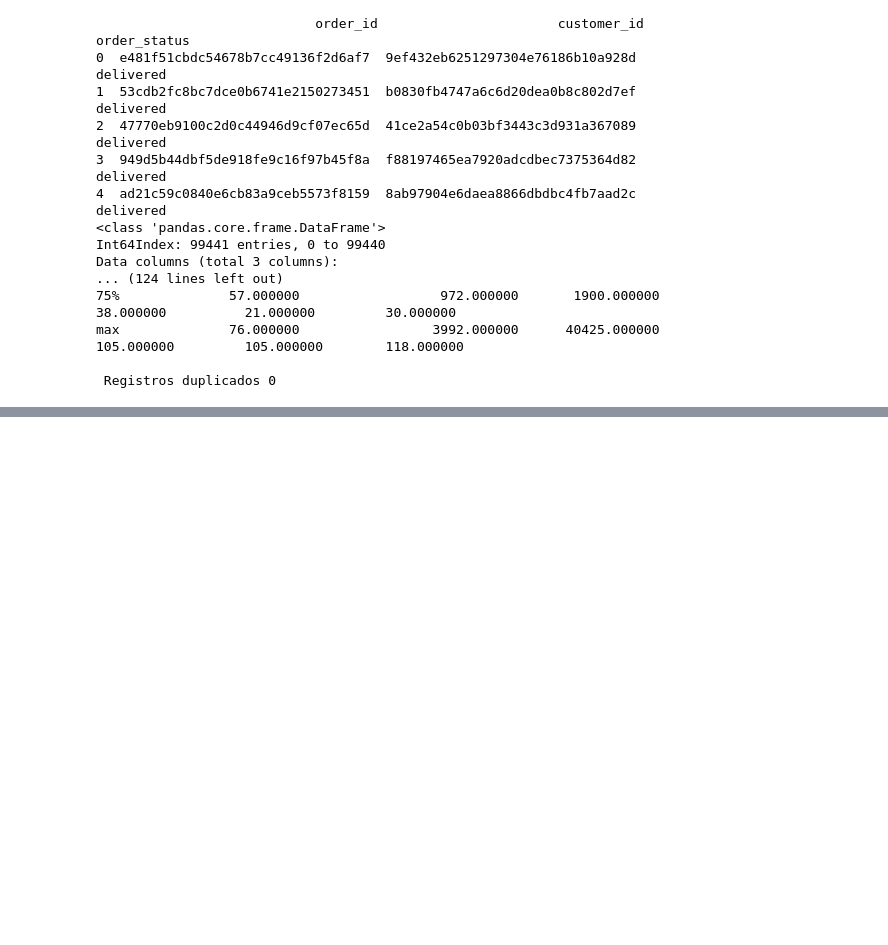
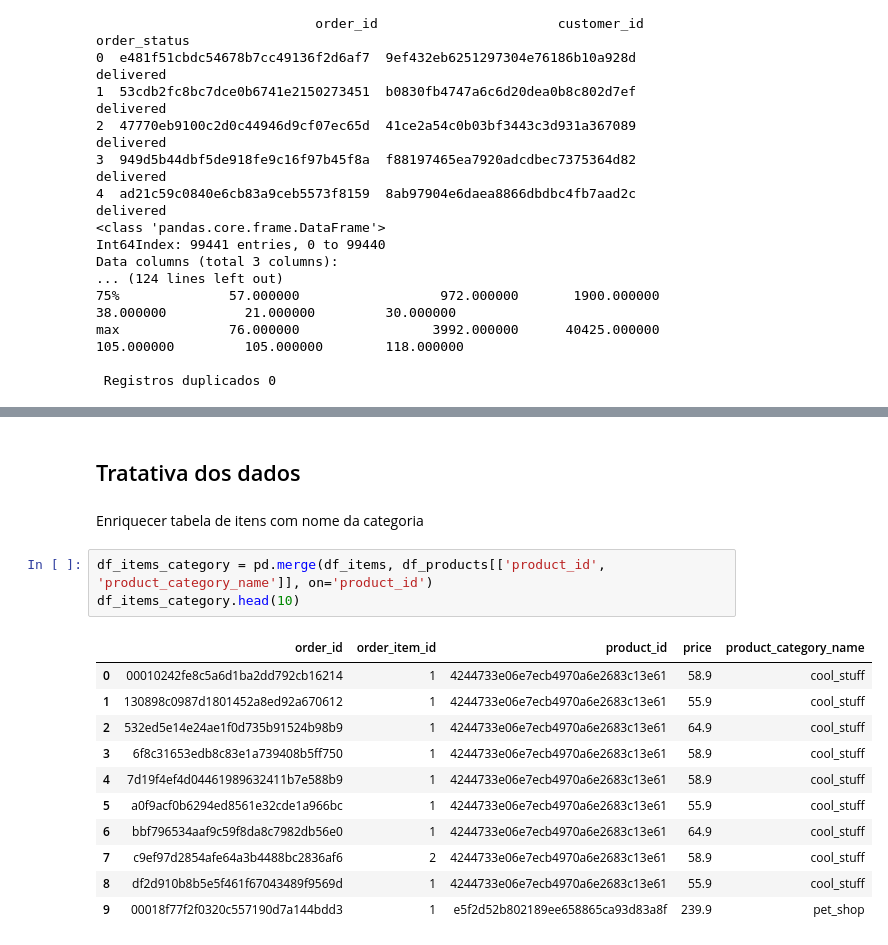
Before and after one commit to CarlosYohei/ASSIGNMENT18, a Jupyter notebook: Day07.ipynb, the cells around one changed output, grey strips where cells are left out. Saved outputs shown, nothing was run; the diff lists cells and outputs as text; blank space fills up the shorter version.

```diff
--- a/Day07.ipynb
+++ b/Day07.ipynb
@@ -69,0 +101,19 @@ max              76.000000                 3992.000000      40425.000000
+# %% [markdown]
+## Tratativa dos dados
+# %% [markdown]
+Enriquecer tabela de itens com nome da categoria
+# %%
+df_items_category = pd.merge(df_items, df_products[['product_id', 'product_category_name']], on='product_id')
+df_items_category.head(10)
+# %% [output]
+|  | order_id | order_item_id | product_id | price | product_category_name |
+| 0 | 00010242fe8c5a6d1ba2dd792cb16214 | 1 | 4244733e06e7ecb4970a6e2683c13e61 | 58.9 | cool_stuff |
+| 1 | 130898c0987d1801452a8ed92a670612 | 1 | 4244733e06e7ecb4970a6e2683c13e61 | 55.9 | cool_stuff |
+| 2 | 532ed5e14e24ae1f0d735b91524b98b9 | 1 | 4244733e06e7ecb4970a6e2683c13e61 | 64.9 | cool_stuff |
+| 3 | 6f8c31653edb8c83e1a739408b5ff750 | 1 | 4244733e06e7ecb4970a6e2683c13e61 | 58.9 | cool_stuff |
+| 4 | 7d19f4ef4d04461989632411b7e588b9 | 1 | 4244733e06e7ecb4970a6e2683c13e61 | 58.9 | cool_stuff |
+| 5 | a0f9acf0b6294ed8561e32cde1a966bc | 1 | 4244733e06e7ecb4970a6e2683c13e61 | 55.9 | cool_stuff |
+| 6 | bbf796534aaf9c59f8da8c7982db56e0 | 1 | 4244733e06e7ecb4970a6e2683c13e61 | 64.9 | cool_stuff |
+| 7 | c9ef97d2854afe64a3b4488bc2836af6 | 2 | 4244733e06e7ecb4970a6e2683c13e61 | 58.9 | cool_stuff |
+| 8 | df2d910b8b5e5f461f67043489f9569d | 1 | 4244733e06e7ecb4970a6e2683c13e61 | 55.9 | cool_stuff |
+| 9 | 00018f77f2f0320c557190d7a144bdd3 | 1 | e5f2d52b802189ee658865ca93d83a8f | 239.9 | pet_shop |
```
Also changed, not shown: parts of 18 cells of this notebook.
